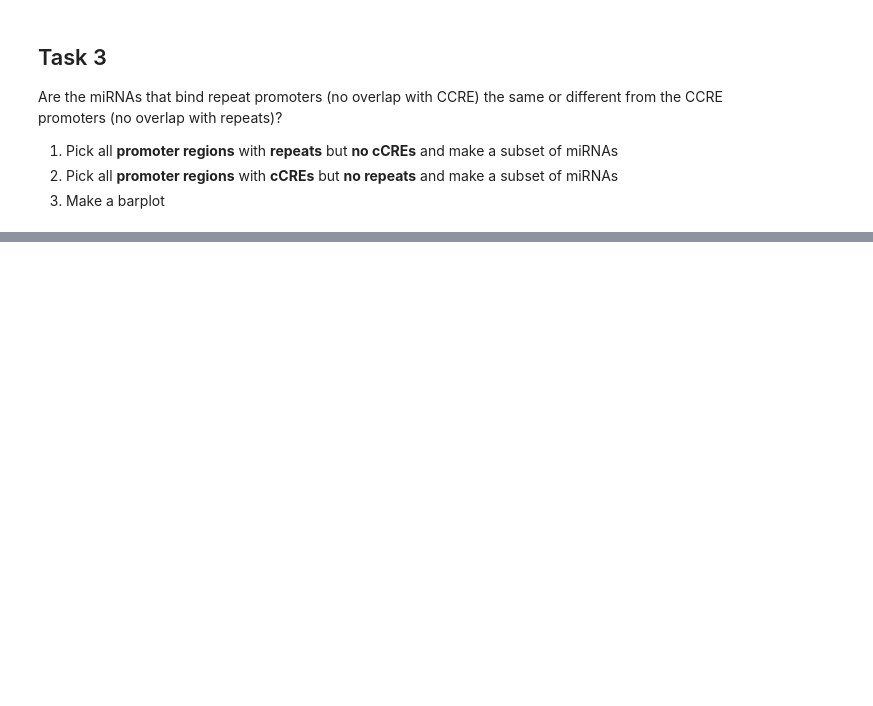
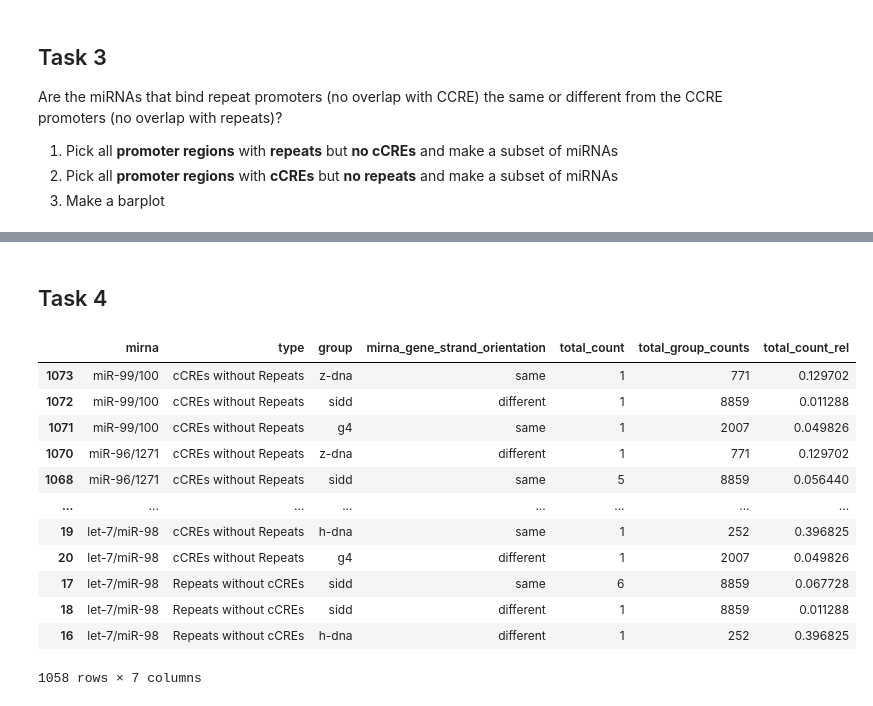
Before and after one commit to theopavlove/article_conserved_miRNA, a Jupyter notebook: notebooks/2022-08-26-miRNA_counts.ipynb, the cells around one changed output, grey strips where cells are left out. Drawn from its saved outputs; the diff is of its cells as text; code cells hidden in the pictures; blank space fills up the shorter version.

```diff
--- a/notebooks/2022-08-26-miRNA_counts.ipynb
+++ b/notebooks/2022-08-26-miRNA_counts.ipynb
@@ -793,0 +783,71 @@ fig.show()
+# %% [markdown]
+## Task 4
+# %%
+form_df_1 = (
+    flipons_to_data.query(
+        'annotation.str.contains("Promoter") and \
+        `cCRE (+-200bp slop)` == "" and \
+        `LINE/LTR repeats (+-200bp slop)` != ""'
+    )
+    .replace(regex=" \(\d+\)", value="")
+    .assign(type="Repeats without cCREs")
+)
+
+form_df_2 = (
+    flipons_to_data.query(
+        'annotation.str.contains("Promoter") and \
+        `cCRE (+-200bp slop)` != "" and \
+        `LINE/LTR repeats (+-200bp slop)` == ""'
+    )
+    .replace(regex=" \(\d+\)", value="")
+    .assign(type="cCREs without Repeats")
+)
+
+form_df = (
+    pd.concat([form_df_1, form_df_2], ignore_index=True)
+    .assign(
+        p=lambda x: x["miRNA (+ strand)"].apply(lambda x: x.split(", ")),
+        m=lambda x: x["miRNA (- strand)"].apply(lambda x: x.split(", ")),
+        gene_strand=lambda x: x['gene_info'].str[-3:].str[1].apply(lambda y: 'p' if y=="+" else 'm')
+    )
+    .explode("p")
+    .explode("m")
+    .loc[:, ["type", "annotation", 'gene_strand', "group", "p", "m"]]
+    .melt(
+        id_vars=["type", "annotation", "gene_strand", "group"],
+        value_vars=["p", "m"],
+        var_name="mirna_strand",
+        value_name="mirna",
+    )
+    .assign(
+        mirna_gene_strand_orientation = lambda x: x[['gene_strand', 'mirna_strand']].apply(lambda y: 'same' if y[0]==y[1] else 'different', axis=1)
+    )
+    .groupby(["mirna", "type", "group"])[["mirna_gene_strand_orientation"]]
+    .value_counts()
+    .to_frame()
+    .rename(columns={0: "total_count"})
+    .reset_index()
+    .replace("", np.nan)
+    .dropna()
+    .replace('quadruplex', 'g4')
+    .sort_values(["mirna", 'type', 'group'], ascending=[False, False, False])
+)
+
+form_df['total_group_counts'] = form_df.groupby('group')['total_count'].transform('sum')
+form_df['total_count_rel'] = form_df['total_count'] / form_df['total_group_counts'] * 100
+
+form_df
+# %% [output]
+|  | mirna | type | group | mirna_gene_strand_orientation | total_count | total_group_counts | total_count_rel |
+| 1073 | miR-99/100 | cCREs without Repeats | z-dna | same | 1 | 771 | 0.129702 |
+| 1072 | miR-99/100 | cCREs without Repeats | sidd | different | 1 | 8859 | 0.011288 |
+| 1071 | miR-99/100 | cCREs without Repeats | g4 | same | 1 | 2007 | 0.049826 |
+| 1070 | miR-96/1271 | cCREs without Repeats | z-dna | different | 1 | 771 | 0.129702 |
+| 1068 | miR-96/1271 | cCREs without Repeats | sidd | same | 5 | 8859 | 0.056440 |
+| ... | ... | ... | ... | ... | ... | ... | ... |
+| 19 | let-7/miR-98 | cCREs without Repeats | h-dna | same | 1 | 252 | 0.396825 |
+| 20 | let-7/miR-98 | cCREs without Repeats | g4 | different | 1 | 2007 | 0.049826 |
+| 17 | let-7/miR-98 | Repeats without cCREs | sidd | same | 6 | 8859 | 0.067728 |
+| 18 | let-7/miR-98 | Repeats without cCREs | sidd | different | 1 | 8859 | 0.011288 |
+| 16 | let-7/miR-98 | Repeats without cCREs | h-dna | different | 1 | 252 | 0.396825 |
+1058 rows × 7 columns
```
Also changed, not shown: parts of 9 cells of this notebook, 12 other files.
